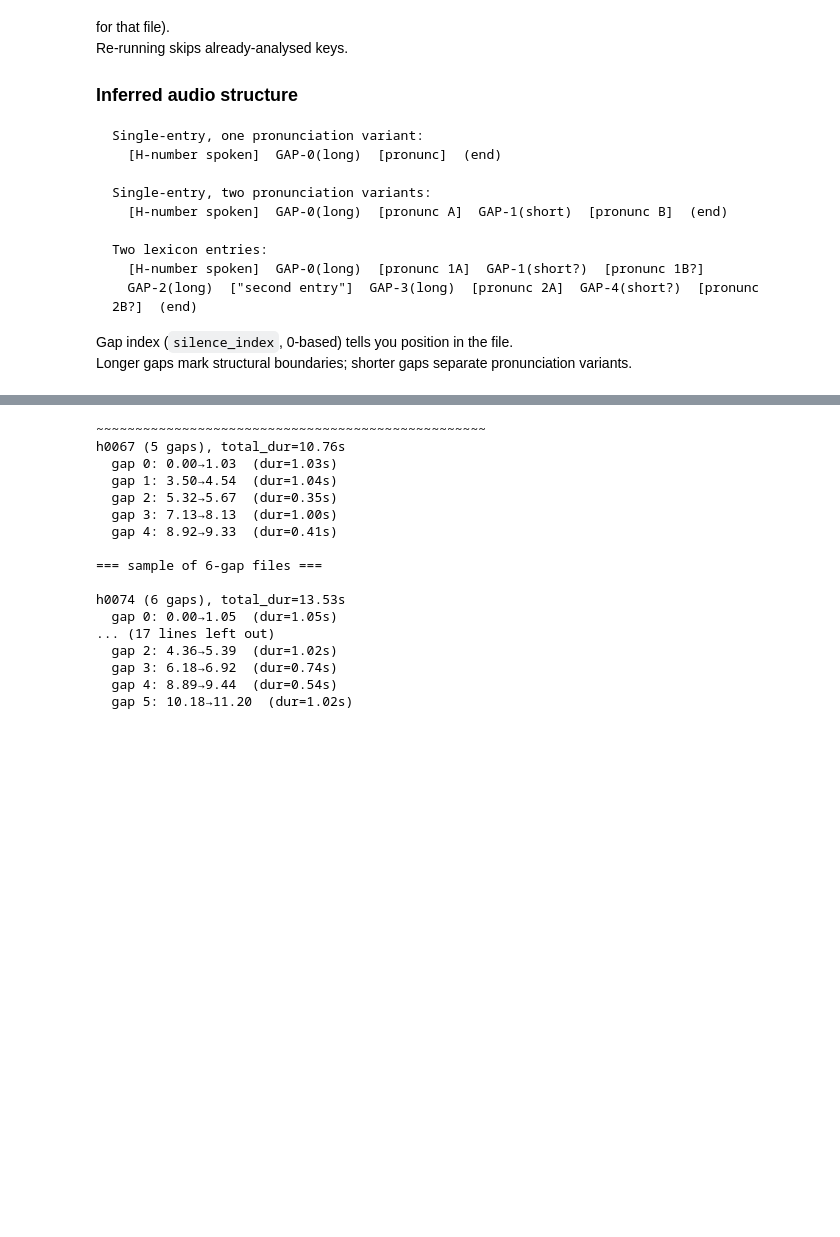
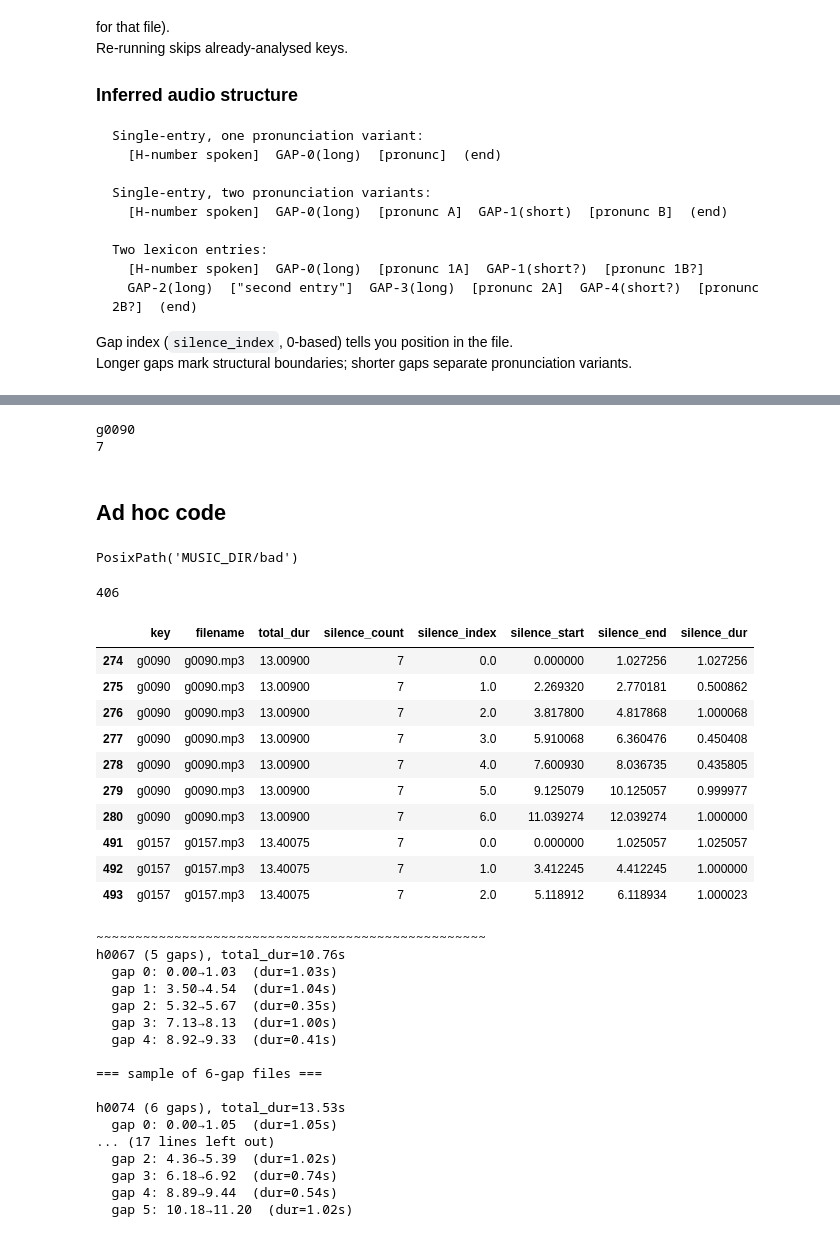
Before and after one commit to ewilpeers/new-testament, a Jupyter notebook: 910_blb_pronunc_gk_downloader.ipynb, the cells around one changed output, grey strips where cells are left out. Cells and saved outputs as stored; diff of their text form; code cells hidden in the pictures; blank space fills up the shorter version.

Commit message:
mp3s list bump

```diff
--- a/910_blb_pronunc_gk_downloader.ipynb
+++ b/910_blb_pronunc_gk_downloader.ipynb
@@ -216,6 +218,19 @@ def get_audio_duration(audio_path: Path) -> float | None:
         return float(r.stdout.strip())
     except ValueError:
         return None
+# ~~~~~~~~~~~~~~~~~~~~~~~~~~~~~~~~~~~~~~~~~ sceibing silences helper (List 2 Silences List)
+def l2sl(l):
+    if len(l) not in [1,3,5,7,9,11,13]:
+        raise Exception(f"not supported length {len(l)}")
+    answ=[]
+    answ.append({'silence_start': 0.0, 'silence_end': -1, 'silence_dur': 0})
+    answ.append({'silence_start': -1, 'silence_end': l[0], 'silence_dur': 0})
+    answ.append({'silence_start': -1, 'silence_end': -1, 'silence_dur': 0})
+    for i in range(1,len(l),2):
+        answ.append({'silence_start': l[i], 'silence_end': -1, 'silence_dur': 0})
+        answ.append({'silence_start': -1, 'silence_end': l[i+1], 'silence_dur': 0})
+        answ.append({'silence_start': -1, 'silence_end': -1, 'silence_dur': 0})
+    return answ
 
 
 print("✅ Helpers ready")
@@ -397,7 +412,7 @@ for audio_fp in tqdm(audio_files):
         min_dur=overrides.get("min_dur", SILENCE_MIN_DUR),
         spikes_merge_max=overrides.get("spikes_merge_max", SILENCE_SPIKES_MERGE_DURATION_MAX),
     )
-    if(len(silences)<3):
+    if(len(silences)%3!=0 or not silences):
         if(PRINT_VERBOSE_LOG):
             print(f"RETRY!: {len(silences)} gap(s)  (total {total_dur:.2f}s)")
         if(PRINT_VERBOSE_LOG):
@@ -479,3 +883,53 @@ gap_count
+# %%
+nm = "g0090"
+audio_fp=os.path.join(MUSIC_DIR, f"{nm}.mp3")
+total_dur = get_audio_duration(audio_fp)
+silences =detect_silences(
+        audio_fp,
+        total_dur=total_dur,
+        noise_db=-37,
+        min_dur=0.35,
+        spikes_merge_max=0.2,
+    )
+print(nm)
+#print(json.dumps(silences, indent=1
+print(len(silences))
+# %% [output]
+g0090
+7
+# %% [markdown]
+## Ad hoc code
+# %%
+dels = []
+for i in Path(os.path.join(f"{MUSIC_DIR}", "bad")).glob("*.audio"):
+    dels.append(i.name.split(".")[0])
+df_all = df_all[~df_all['key'].isin(dels)]
+df_all.to_csv(csv_path, index=False)
+# %%
+Path(os.path.join("MUSIC_DIR", "bad"))
+# %% [output]
+PosixPath('MUSIC_DIR/bad')
+# %%
+nu=df_all.query(
+    "silence_count==7"
+)
+len(nu)
+# %% [output]
+406
+# %%
+nu[:10]
+# %% [output]
+|  | key | filename | total_dur | silence_count | silence_index | silence_start | silence_end | silence_dur |
+| 274 | g0090 | g0090.mp3 | 13.00900 | 7 | 0.0 | 0.000000 | 1.027256 | 1.027256 |
+| 275 | g0090 | g0090.mp3 | 13.00900 | 7 | 1.0 | 2.269320 | 2.770181 | 0.500862 |
+| 276 | g0090 | g0090.mp3 | 13.00900 | 7 | 2.0 | 3.817800 | 4.817868 | 1.000068 |
+| 277 | g0090 | g0090.mp3 | 13.00900 | 7 | 3.0 | 5.910068 | 6.360476 | 0.450408 |
+| 278 | g0090 | g0090.mp3 | 13.00900 | 7 | 4.0 | 7.600930 | 8.036735 | 0.435805 |
+| 279 | g0090 | g0090.mp3 | 13.00900 | 7 | 5.0 | 9.125079 | 10.125057 | 0.999977 |
+| 280 | g0090 | g0090.mp3 | 13.00900 | 7 | 6.0 | 11.039274 | 12.039274 | 1.000000 |
+| 491 | g0157 | g0157.mp3 | 13.40075 | 7 | 0.0 | 0.000000 | 1.025057 | 1.025057 |
+| 492 | g0157 | g0157.mp3 | 13.40075 | 7 | 1.0 | 3.412245 | 4.412245 | 1.000000 |
+| 493 | g0157 | g0157.mp3 | 13.40075 | 7 | 2.0 | 5.118912 | 6.118934 | 1.000023 |
 # %%
 df = pd.read_csv("blb_silence_analysis.csv")
 df = df[df["key"] != "h0067"]
```
Also changed, not shown: parts of 10 cells of this notebook, 3 other files.
